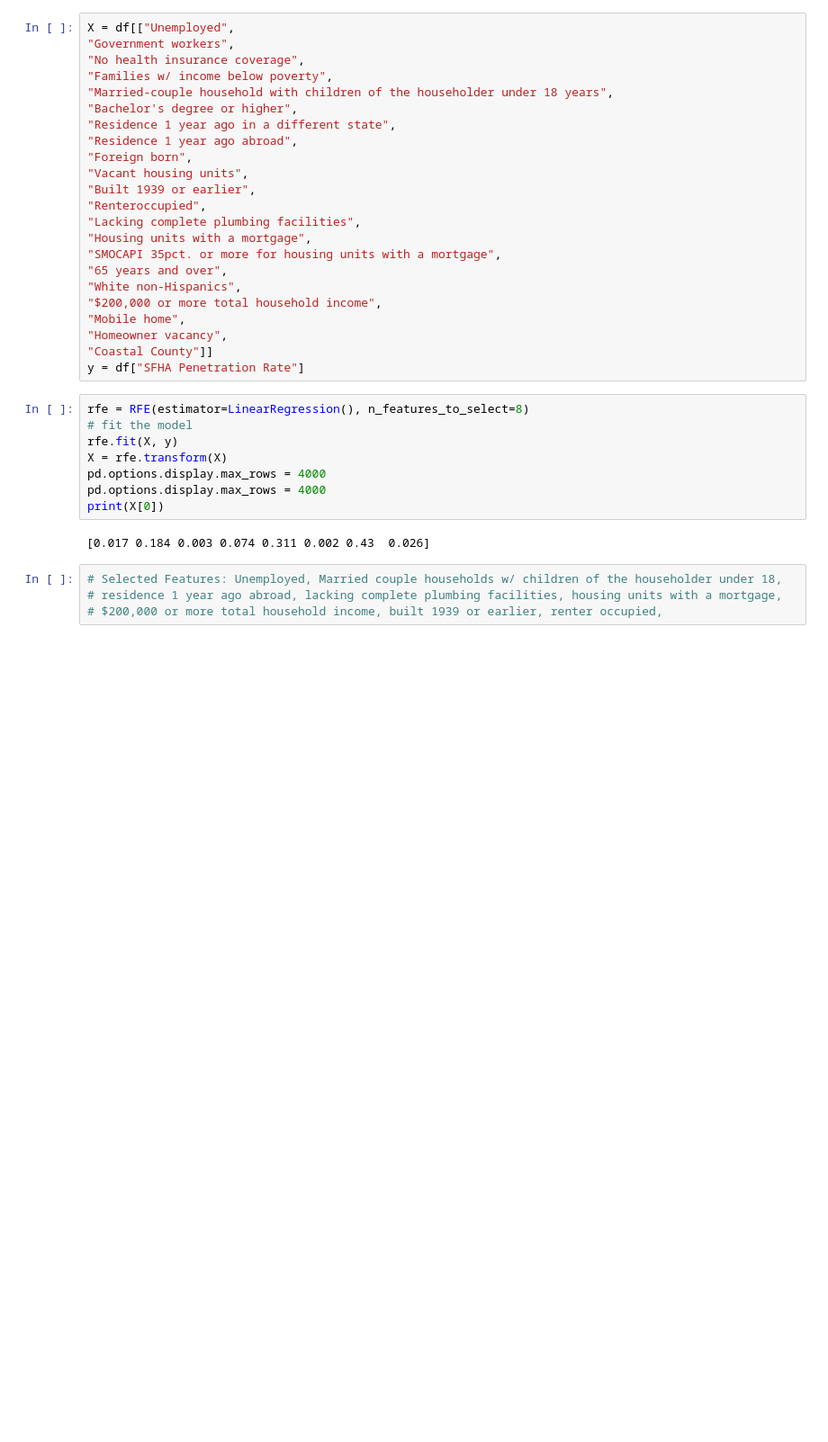
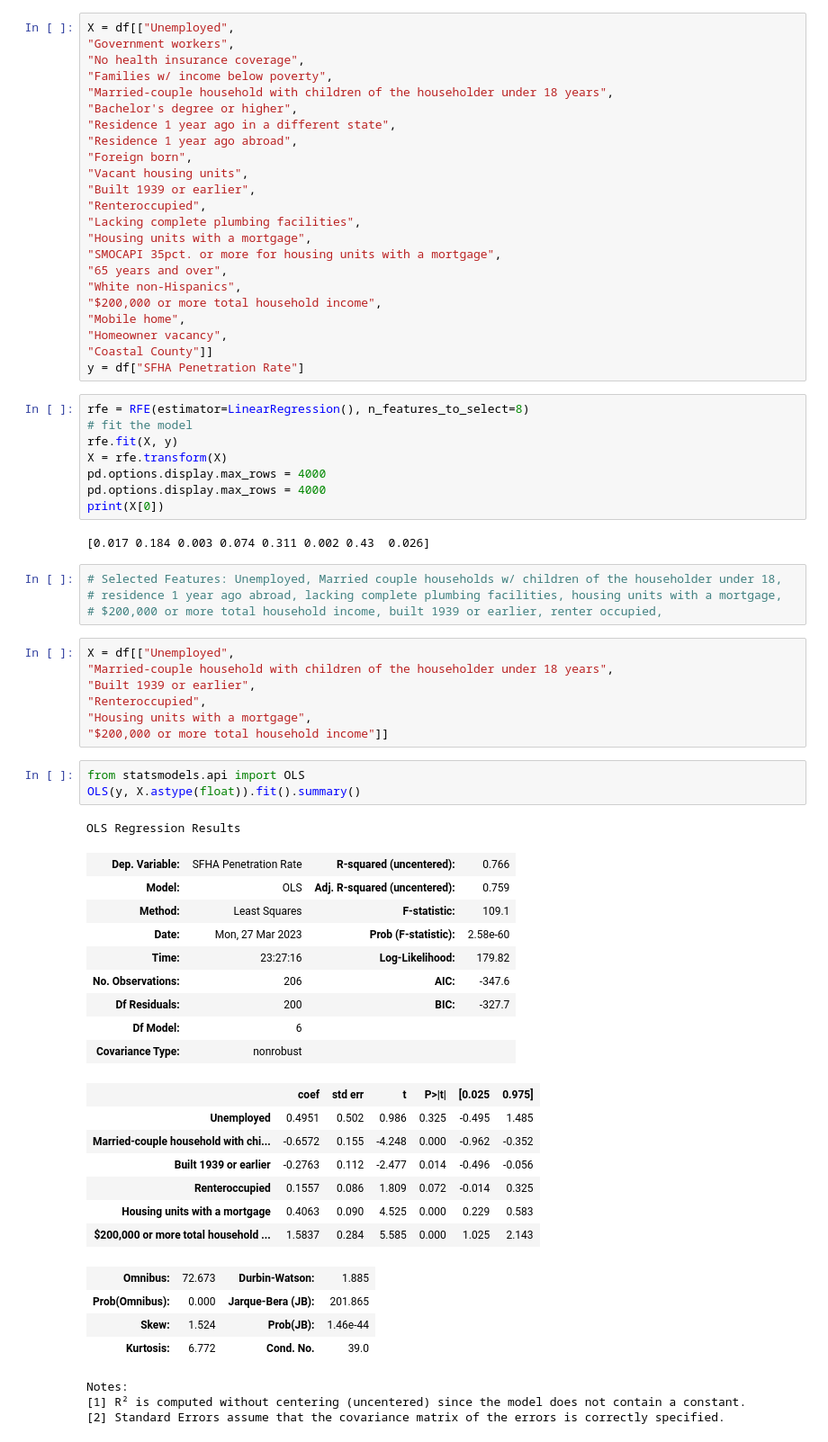
Before and after one commit to andrfalcon/SFHANonCompliance, a Jupyter notebook: Models/FeatureSelected.ipynb, the cells around one changed output. Shown at 90% size. Saved outputs shown, nothing was run; the diff lists cells and outputs as text; blank space fills up the shorter version.

```diff
--- a/Models/FeatureSelected.ipynb
+++ b/Models/FeatureSelected.ipynb
@@ -61,3 +61,38 @@ print(X[0])
 # Selected Features: Unemployed, Married couple households w/ children of the householder under 18,
 # residence 1 year ago abroad, lacking complete plumbing facilities, housing units with a mortgage,
 # $200,000 or more total household income, built 1939 or earlier, renter occupied,
+# %%
+X = df[["Unemployed",
+"Married-couple household with children of the householder under 18 years",
+"Built 1939 or earlier",
+"Renteroccupied",
+"Housing units with a mortgage",
+"$200,000 or more total household income"]]
+# %%
+from statsmodels.api import OLS
+OLS(y, X.astype(float)).fit().summary()
+# %% [output]
+OLS Regression Results
+| Dep. Variable: | SFHA Penetration Rate | R-squared (uncentered): | 0.766 |
+| Model: | OLS | Adj. R-squared (uncentered): | 0.759 |
+| Method: | Least Squares | F-statistic: | 109.1 |
+| Date: | Mon, 27 Mar 2023 | Prob (F-statistic): | 2.58e-60 |
+| Time: | 23:27:16 | Log-Likelihood: | 179.82 |
+| No. Observations: | 206 | AIC: | -347.6 |
+| Df Residuals: | 200 | BIC: | -327.7 |
+| Df Model: | 6 |  |  |
+| Covariance Type: | nonrobust |  |  |
+|  | coef | std err | t | P>|t| | [0.025 | 0.975] |
+| Unemployed | 0.4951 | 0.502 | 0.986 | 0.325 | -0.495 | 1.485 |
+| Married-couple household with chi... | -0.6572 | 0.155 | -4.248 | 0.000 | -0.962 | -0.352 |
+| Built 1939 or earlier | -0.2763 | 0.112 | -2.477 | 0.014 | -0.496 | -0.056 |
+| Renteroccupied | 0.1557 | 0.086 | 1.809 | 0.072 | -0.014 | 0.325 |
+| Housing units with a mortgage | 0.4063 | 0.090 | 4.525 | 0.000 | 0.229 | 0.583 |
+| $200,000 or more total household ... | 1.5837 | 0.284 | 5.585 | 0.000 | 1.025 | 2.143 |
+| Omnibus: | 72.673 | Durbin-Watson: | 1.885 |
+| Prob(Omnibus): | 0.000 | Jarque-Bera (JB): | 201.865 |
+| Skew: | 1.524 | Prob(JB): | 1.46e-44 |
+| Kurtosis: | 6.772 | Cond. No. | 39.0 |
+Notes:
+[1] R² is computed without centering (uncentered) since the model does not contain a constant.
+[2] Standard Errors assume that the covariance matrix of the errors is correctly specified.
```
